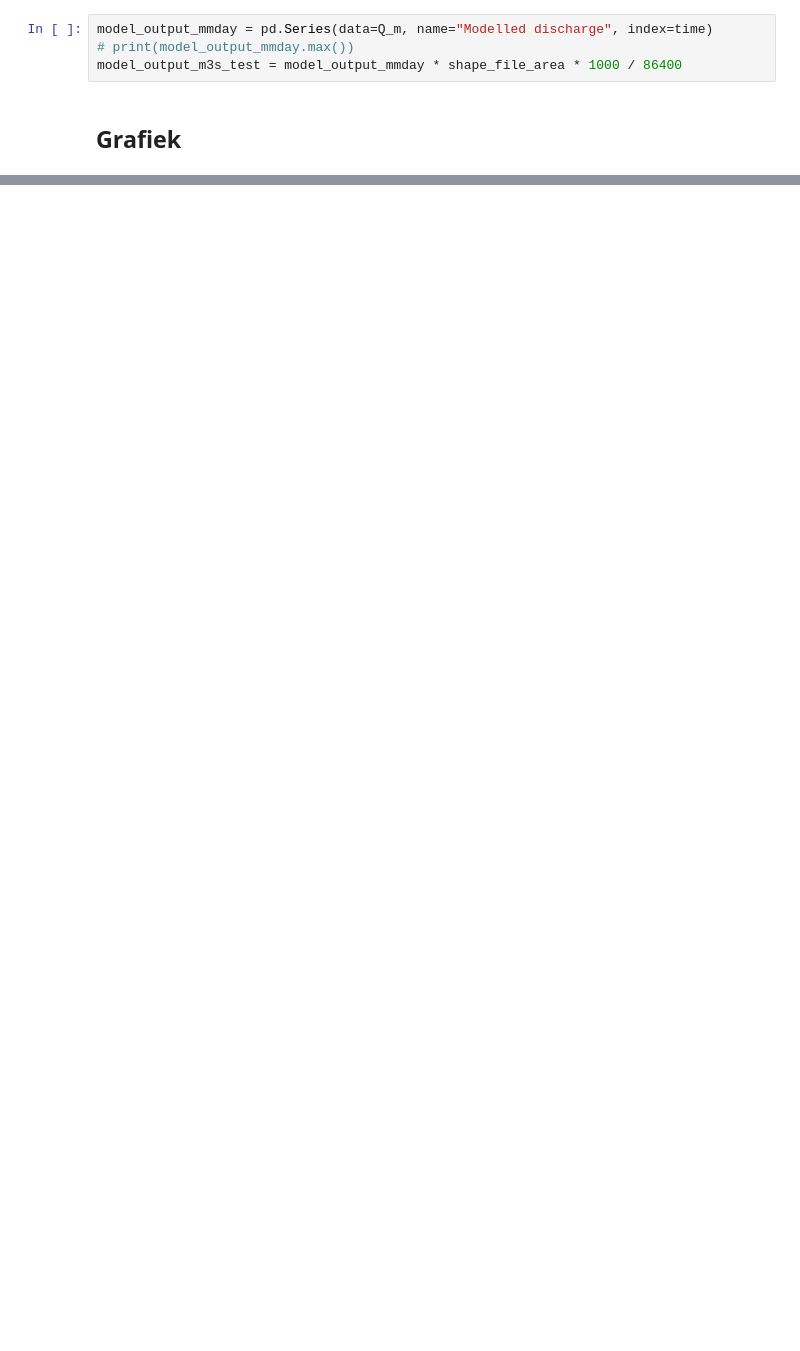
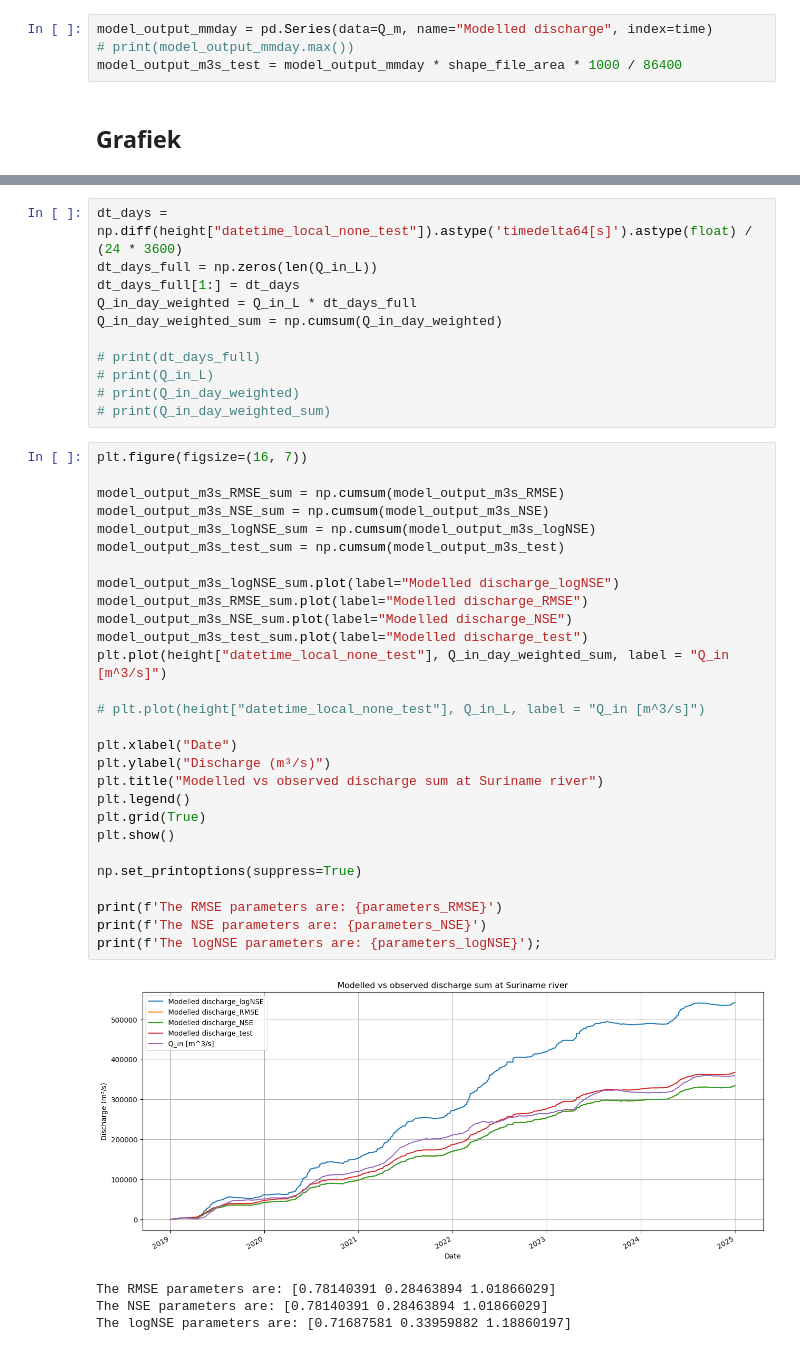
Before and after one commit to eWaterCycle/projects, a Jupyter notebook: Suriname_Model/Suriname_calibration.ipynb, the cells around one changed output, grey strips where cells are left out. Cells and saved outputs as stored; diff of their text form; blank space fills up the shorter version.

```diff
--- a/Suriname_Model/Suriname_calibration.ipynb
+++ b/Suriname_Model/Suriname_calibration.ipynb
@@ -883,0 +913,44 @@ The logNSE paramters are: [0.00482874 0.09626143 1.25419053]
+# %%
+dt_days = np.diff(height["datetime_local_none_test"]).astype('timedelta64[s]').astype(float) / (24 * 3600)
+dt_days_full = np.zeros(len(Q_in_L))
+dt_days_full[1:] = dt_days
+Q_in_day_weighted = Q_in_L * dt_days_full
+Q_in_day_weighted_sum = np.cumsum(Q_in_day_weighted)
+
+# print(dt_days_full)
+# print(Q_in_L)
+# print(Q_in_day_weighted)
+# print(Q_in_day_weighted_sum)
+# %%
+plt.figure(figsize=(16, 7))
+
+model_output_m3s_RMSE_sum = np.cumsum(model_output_m3s_RMSE)
+model_output_m3s_NSE_sum = np.cumsum(model_output_m3s_NSE)
+model_output_m3s_logNSE_sum = np.cumsum(model_output_m3s_logNSE)
+model_output_m3s_test_sum = np.cumsum(model_output_m3s_test)
+
+model_output_m3s_logNSE_sum.plot(label="Modelled discharge_logNSE")
+model_output_m3s_RMSE_sum.plot(label="Modelled discharge_RMSE")
+model_output_m3s_NSE_sum.plot(label="Modelled discharge_NSE")
+model_output_m3s_test_sum.plot(label="Modelled discharge_test")
+plt.plot(height["datetime_local_none_test"], Q_in_day_weighted_sum, label = "Q_in [m^3/s]")
+
+# plt.plot(height["datetime_local_none_test"], Q_in_L, label = "Q_in [m^3/s]")
+
+plt.xlabel("Date")
+plt.ylabel("Discharge (m³/s)")
+plt.title("Modelled vs observed discharge sum at Suriname river")
+plt.legend()
+plt.grid(True)
+plt.show()
+
+np.set_printoptions(suppress=True)
+
+print(f'The RMSE parameters are: {parameters_RMSE}')
+print(f'The NSE parameters are: {parameters_NSE}')
+print(f'The logNSE parameters are: {parameters_logNSE}');
+# %% [output]
+[figure, added]
+The RMSE parameters are: [0.78140391 0.28463894 1.01866029]
+The NSE parameters are: [0.78140391 0.28463894 1.01866029]
+The logNSE parameters are: [0.71687581 0.33959882 1.18860197]
```
Also changed, not shown: parts of 19 cells of this notebook, 1 other file.
